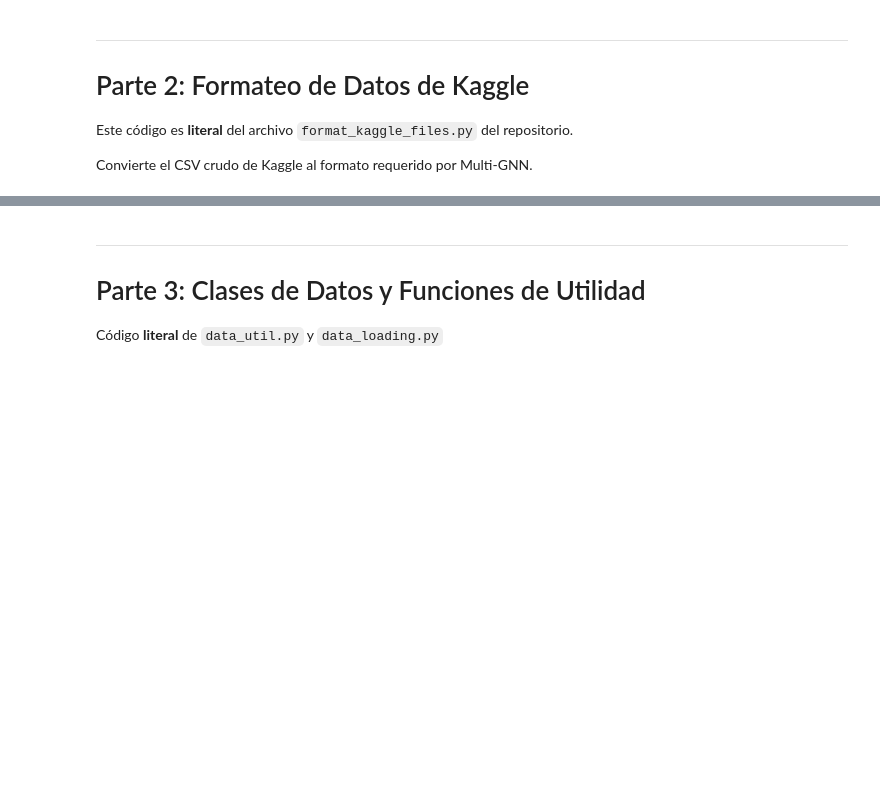
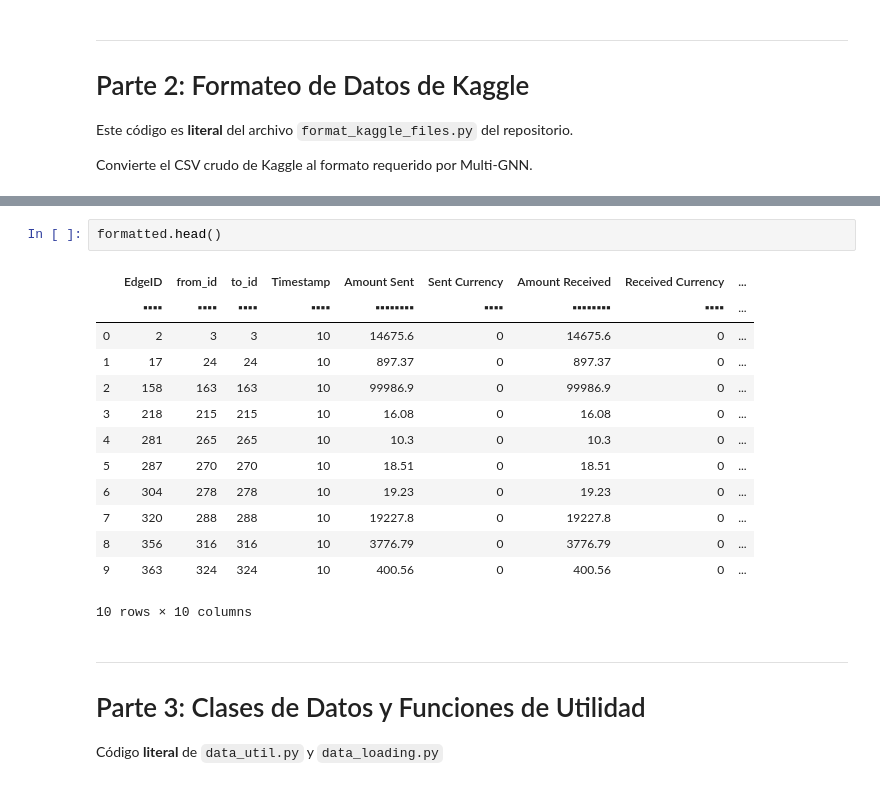
Before and after one commit to antoniomarinabril/tfm, a Jupyter notebook: Tutorial_MultiGNN_Completo.ipynb, the cells around one changed output, grey strips where cells are left out. Saved outputs shown, nothing was run; the diff lists cells and outputs as text; blank space fills up the shorter version.

```diff
--- a/Tutorial_MultiGNN_Completo.ipynb
+++ b/Tutorial_MultiGNN_Completo.ipynb
@@ -165,3 +247,19 @@ print(f"  Cuentas únicas: {len(account):,}")
+# %%
+formatted.head()
+# %% [output]
+|  | EdgeID | from_id | to_id | Timestamp | Amount Sent | Sent Currency | Amount Received | Received Currency | ... |
+|  | ▪▪▪▪ | ▪▪▪▪ | ▪▪▪▪ | ▪▪▪▪ | ▪▪▪▪▪▪▪▪ | ▪▪▪▪ | ▪▪▪▪▪▪▪▪ | ▪▪▪▪ | ... |
+| 0 | 2 | 3 | 3 | 10 | 14675.6 | 0 | 14675.6 | 0 | ... |
+| 1 | 17 | 24 | 24 | 10 | 897.37 | 0 | 897.37 | 0 | ... |
+| 2 | 158 | 163 | 163 | 10 | 99986.9 | 0 | 99986.9 | 0 | ... |
+| 3 | 218 | 215 | 215 | 10 | 16.08 | 0 | 16.08 | 0 | ... |
+| 4 | 281 | 265 | 265 | 10 | 10.3 | 0 | 10.3 | 0 | ... |
+| 5 | 287 | 270 | 270 | 10 | 18.51 | 0 | 18.51 | 0 | ... |
+| 6 | 304 | 278 | 278 | 10 | 19.23 | 0 | 19.23 | 0 | ... |
+| 7 | 320 | 288 | 288 | 10 | 19227.8 | 0 | 19227.8 | 0 | ... |
+| 8 | 356 | 316 | 316 | 10 | 3776.79 | 0 | 3776.79 | 0 | ... |
+| 9 | 363 | 324 | 324 | 10 | 400.56 | 0 | 400.56 | 0 | ... |
+10 rows × 10 columns
 # %% [markdown]
 ---
 # Parte 3: Clases de Datos y Funciones de Utilidad
```
Also changed, not shown: parts of 11 cells of this notebook.
